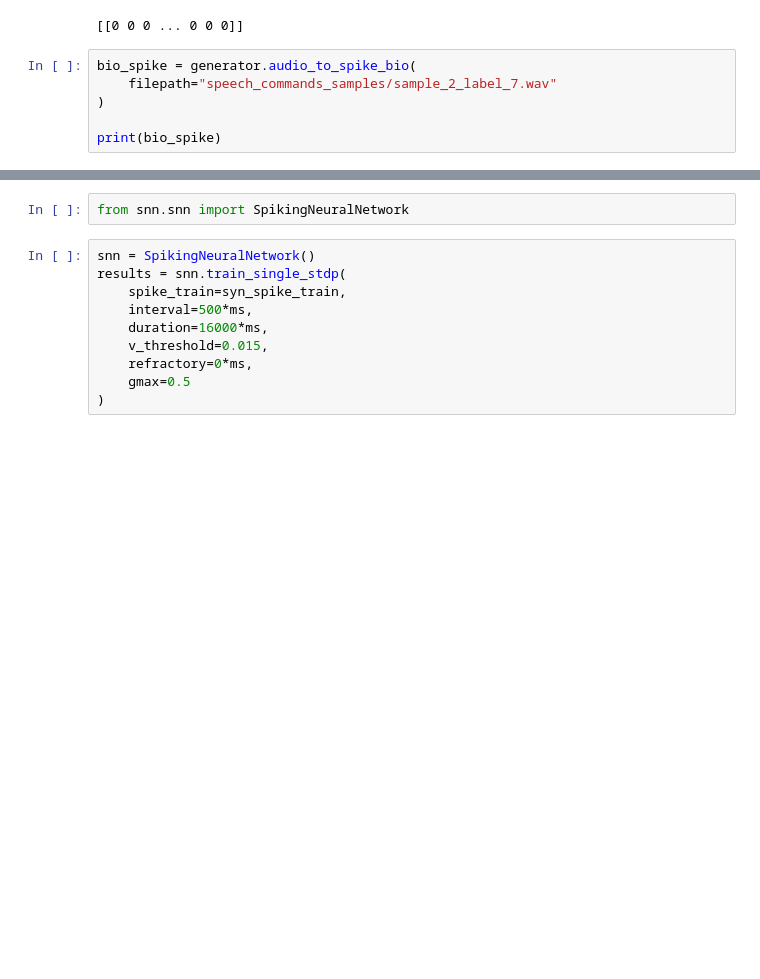
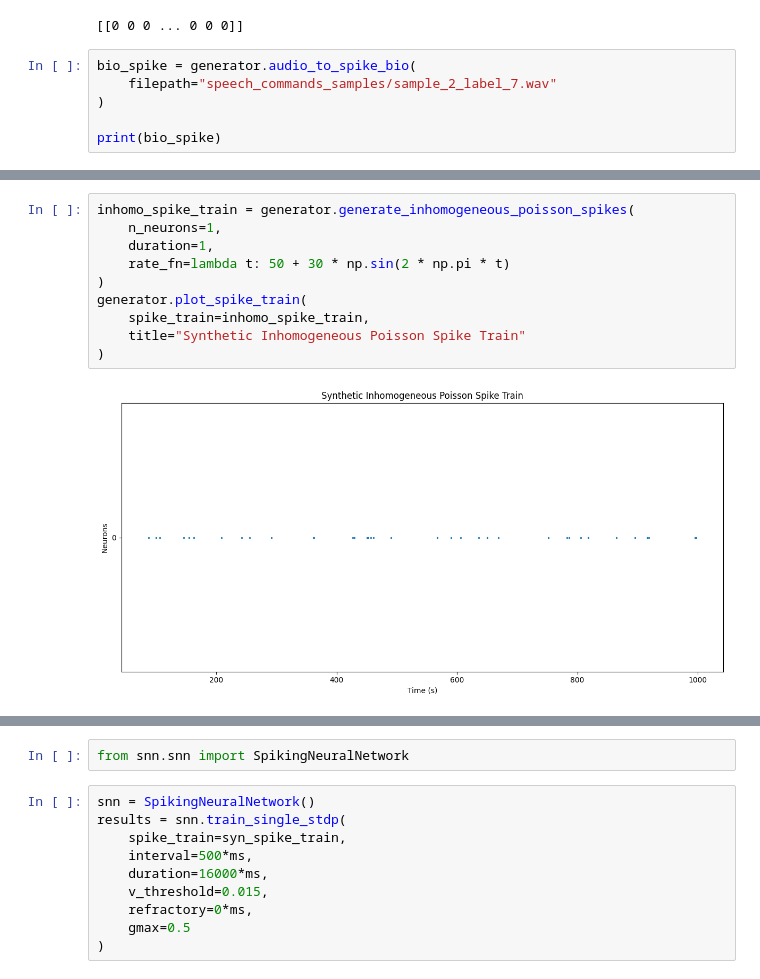
Before and after one commit to Artori-kun/SNN-Entropy, a Jupyter notebook: LIF-audio.ipynb, the cells around one changed output, grey strips where cells are left out. Cells and saved outputs as stored; diff of their text form; blank space fills up the shorter version.

```diff
--- a/LIF-audio.ipynb
+++ b/LIF-audio.ipynb
@@ -46,3 +46,15 @@ generator.plot_spike_train(
+# %%
+inhomo_spike_train = generator.generate_inhomogeneous_poisson_spikes(
+    n_neurons=1,
+    duration=1,
+    rate_fn=lambda t: 50 + 30 * np.sin(2 * np.pi * t)
+)
+generator.plot_spike_train(
+    spike_train=inhomo_spike_train,
+    title="Synthetic Inhomogeneous Poisson Spike Train"
+)
+# %% [output]
+[figure, added]
 # %%
 burst_spike_train = generator.generate_burst_spike(
     n_neurons=1,
```
Also changed, not shown: parts of 4 cells of this notebook, 2 other files.
